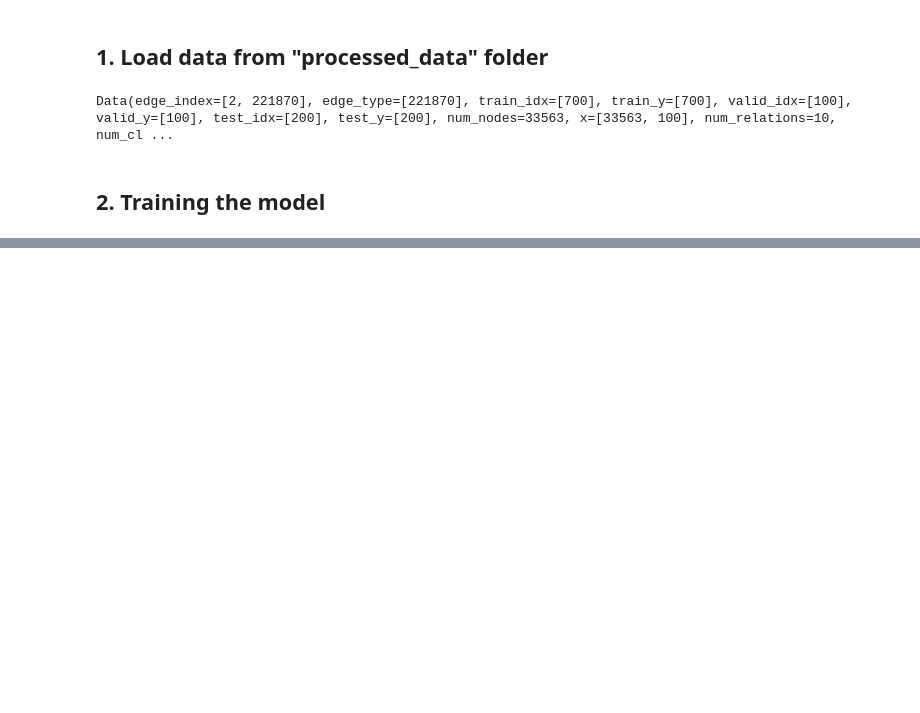
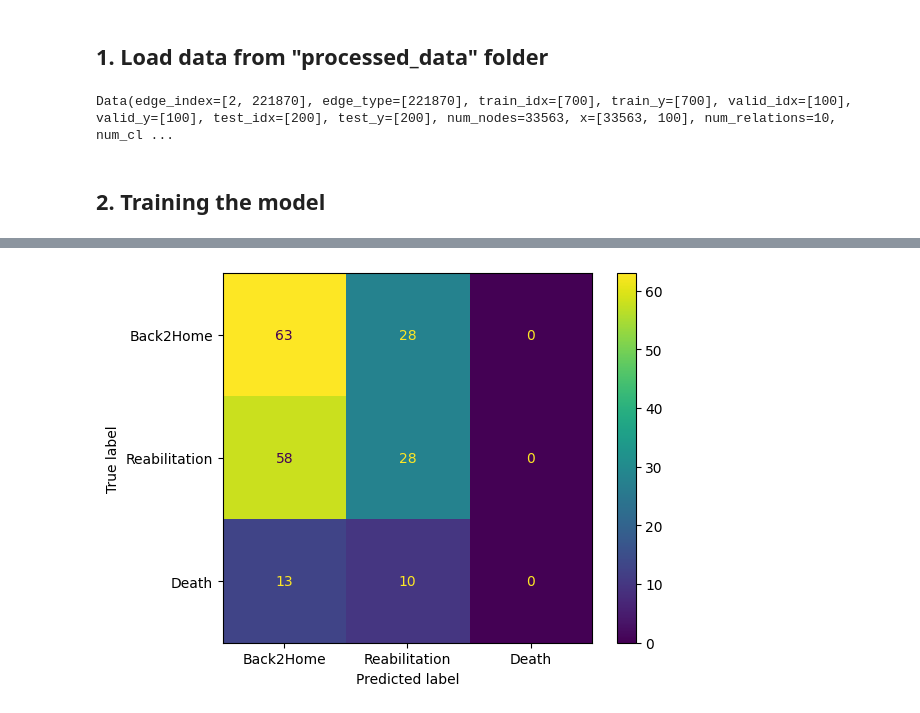
Before and after one commit to TeamHeKA/neurovasc, a Jupyter notebook: notebooks/Graphs/rgat_node_pred.ipynb, the cells around one changed output, grey strips where cells are left out. Drawn from its saved outputs; the diff is of its cells as text; code cells hidden in the pictures; blank space fills up the shorter version.

Commit message:
add confusion matrix

```diff
--- a/notebooks/Graphs/rgat_node_pred.ipynb
+++ b/notebooks/Graphs/rgat_node_pred.ipynb
@@ -165,0 +166,12 @@ ROC AUC score: 0.5193
+# %%
+from sklearn.metrics import confusion_matrix, ConfusionMatrixDisplay
+import matplotlib.pyplot as plt
+
+model.eval()
+pred = model(data.x, data.edge_index, data.edge_type).argmax(dim=-1)
+matrix = confusion_matrix(data.test_y.cpu(), pred[data.test_idx].cpu())
+disp = ConfusionMatrixDisplay(confusion_matrix=matrix, display_labels=["Back2Home", "Reabilitation", "Death"])
+disp.plot()
+plt.show()
+# %% [output]
+[figure, added]
```
Also changed, not shown: parts of 2 cells of this notebook, 1 other file.
